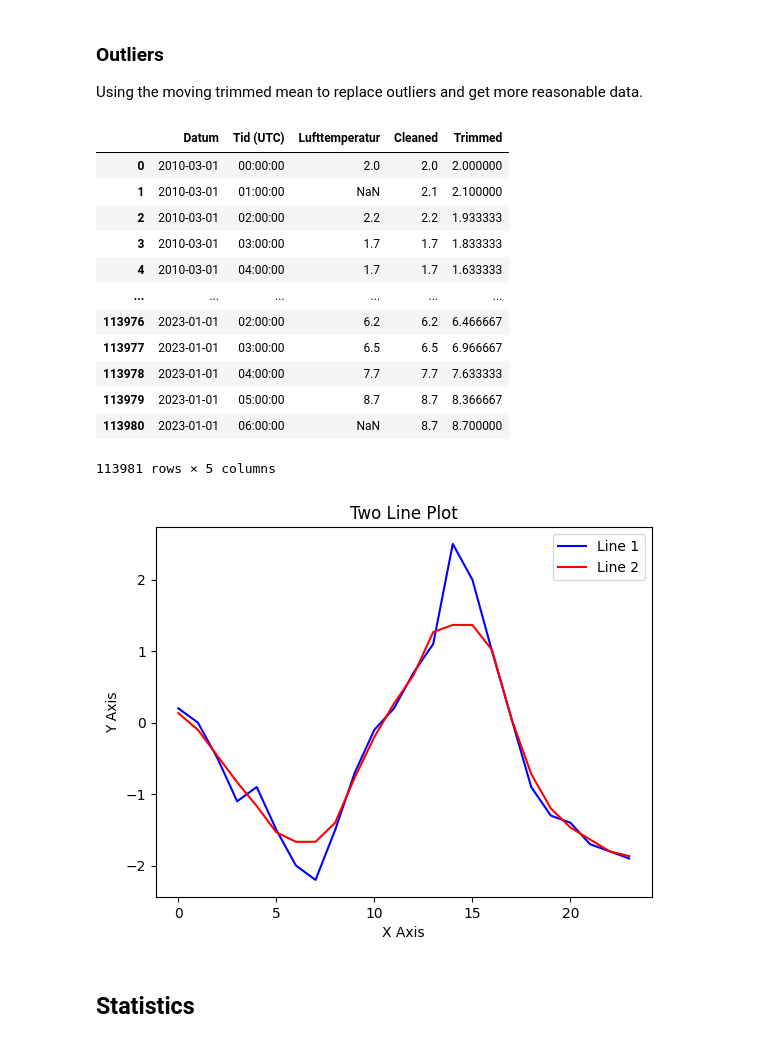
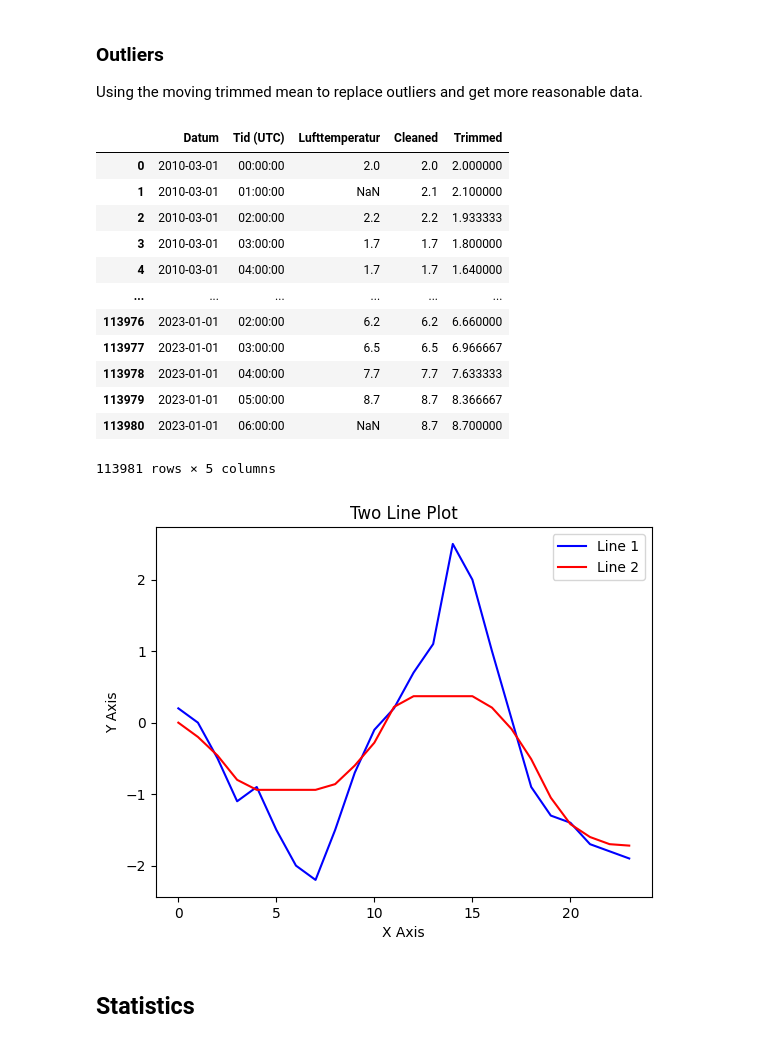
Before and after one commit to SebbeCaliban/DataAnalys, a Jupyter notebook: Smhi_analys.ipynb, the cells around one changed output. Cells and saved outputs as stored; diff of their text form; code cells hidden in the pictures.

```diff
--- a/Smhi_analys.ipynb
+++ b/Smhi_analys.ipynb
@@ -82,32 +83,32 @@ Using the moving trimmed mean to replace outliers and get more reasonable data.
 # %%
 df["Trimmed"] = 0.0
 
 def find_value(df, index):
     neighbors = [df.at[index, "Cleaned"]]
-    for i in range(1, 3):
+    for i in range(1, 6):
         try:
             backward = df.at[index - i, "Cleaned"]
             forward = df.at[index + i, "Cleaned"]
             neighbors.append(backward)
             neighbors.append(forward)
         except:
             pass
     return st.trim_mean(neighbors, 0.3)
 
 
 for index, row in df.iterrows():
     df.at[index, "Trimmed"] = find_value(df, index)
 
 df
 # %% [output]
 |  | Datum | Tid (UTC) | Lufttemperatur | Cleaned | Trimmed |
 | 0 | 2010-03-01 | 00:00:00 | 2.0 | 2.0 | 2.000000 |
 | 1 | 2010-03-01 | 01:00:00 | NaN | 2.1 | 2.100000 |
 | 2 | 2010-03-01 | 02:00:00 | 2.2 | 2.2 | 1.933333 |
-| 3 | 2010-03-01 | 03:00:00 | 1.7 | 1.7 | 1.833333 |
-| 4 | 2010-03-01 | 04:00:00 | 1.7 | 1.7 | 1.633333 |
+| 3 | 2010-03-01 | 03:00:00 | 1.7 | 1.7 | 1.800000 |
+| 4 | 2010-03-01 | 04:00:00 | 1.7 | 1.7 | 1.640000 |
 | ... | ... | ... | ... | ... | ... |
-| 113976 | 2023-01-01 | 02:00:00 | 6.2 | 6.2 | 6.466667 |
+| 113976 | 2023-01-01 | 02:00:00 | 6.2 | 6.2 | 6.660000 |
 | 113977 | 2023-01-01 | 03:00:00 | 6.5 | 6.5 | 6.966667 |
 | 113978 | 2023-01-01 | 04:00:00 | 7.7 | 7.7 | 7.633333 |
 | 113979 | 2023-01-01 | 05:00:00 | 8.7 | 8.7 | 8.366667 |
@@ -130,7 +131,7 @@ plt.title('Two Line Plot')
 # display the plot
 plt.show()
 # %% [output]
-[figure, old version]
+[figure, new version]
 # %% [markdown]
 ## Statistics
 # %%
```
Also changed, not shown: parts of 25 cells of this notebook.
